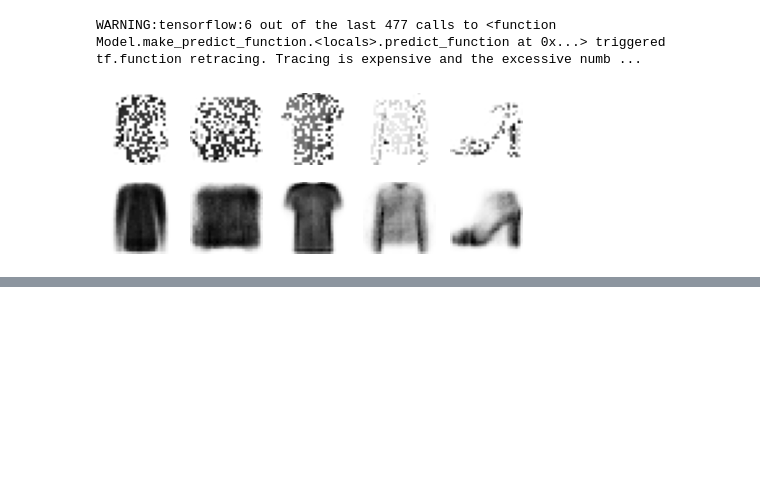
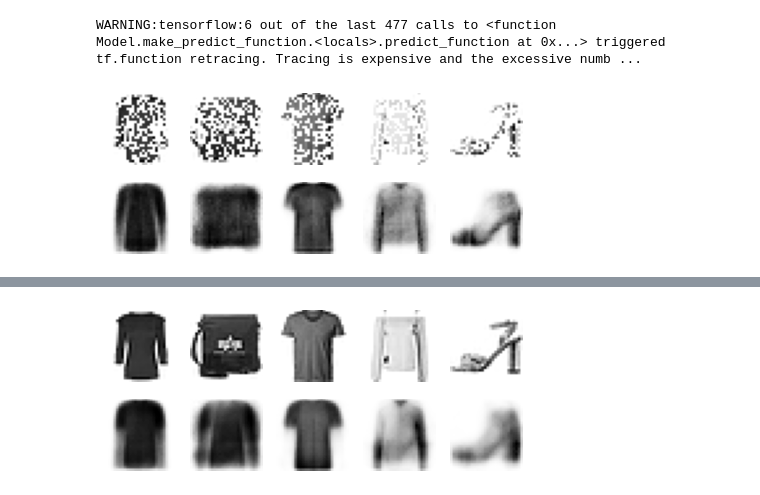
Before and after one commit to sankalptambe/autoencoders-and-gans, a Jupyter notebook: autoencoders_and_gans.ipynb, the cells around one changed output, grey strips where cells are left out. Saved outputs shown, nothing was run; the diff lists cells and outputs as text; code cells hidden in the pictures; blank space fills up the shorter version.

Commit message:
sparse autoencoder added

```diff
--- a/autoencoders_and_gans.ipynb
+++ b/autoencoders_and_gans.ipynb
@@ -484,0 +545,25 @@ WARNING:tensorflow:6 out of the last 477 calls to <function Model.make_predict_f
+# %%
+tf.random.set_seed(42)
+np.random.seed(42)
+
+sparse_l1_encoder = keras.models.Sequential([
+    keras.layers.Flatten(input_shape=[28,28]),
+    keras.layers.Dense(100, activation='selu'),
+    keras.layers.Dense(300, activation='sigmoid'),
+    keras.layers.ActivityRegularization(l1=1e-3)  # Alternatively, you could add
+                                                  # activity_regularizer=keras.regularizers.l1(1e-3)
+                                                  # to the previous layer.
+])
+
+sparse_l1_decoder = keras.models.Sequential([
+    keras.layers.Dense(100, activation='selu', input_shape=[300]),
+    keras.layers.Dense(784, activation='sigmoid'),
+    keras.layers.Reshape([28,28])
+])
+
+sparse_l1_ae = keras.models.Sequential([sparse_l1_encoder, sparse_l1_decoder])
+
+sparse_l1_ae.compile(loss="binary_crossentropy", optimizer=keras.optimizers.SGD(lr=1.0),
+                     metrics=[rounded_accuracy])
+history = sparse_l1_ae.fit(X_train, X_train, epochs=10,
+                           validation_data=(X_valid, X_valid))
@@ -484,0 +591,3 @@ WARNING:tensorflow:6 out of the last 477 calls to <function Model.make_predict_f
+# %%
+show_reconstructions(sparse_l1_ae)
+# %% [output]
@@ -484,0 +595 @@ WARNING:tensorflow:6 out of the last 477 calls to <function Model.make_predict_f
+[figure, added]
```
Also changed, not shown: parts of 7 cells of this notebook.
